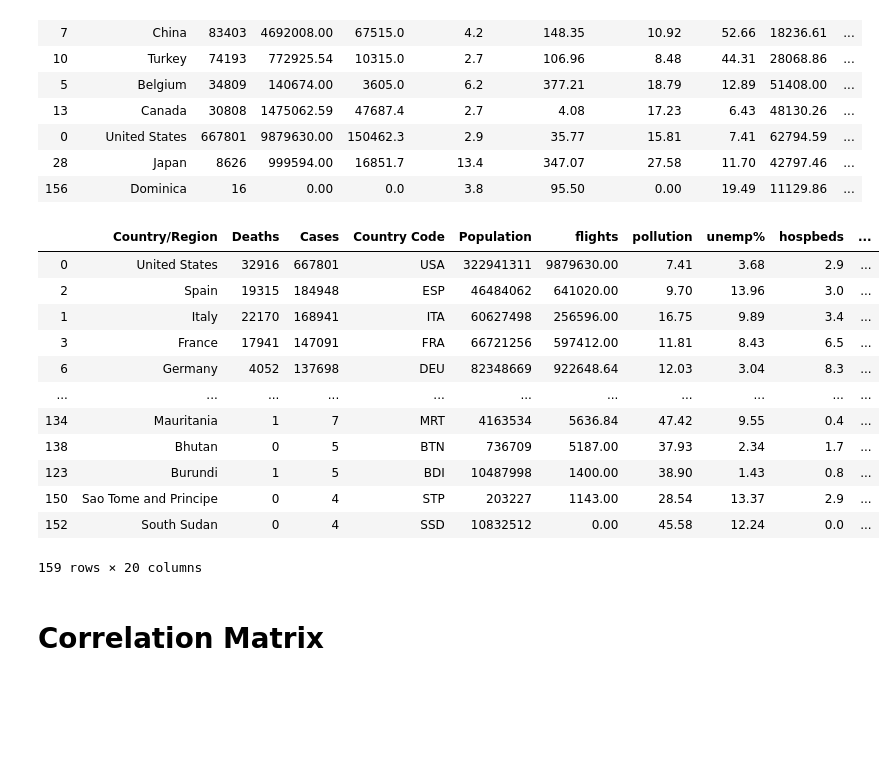
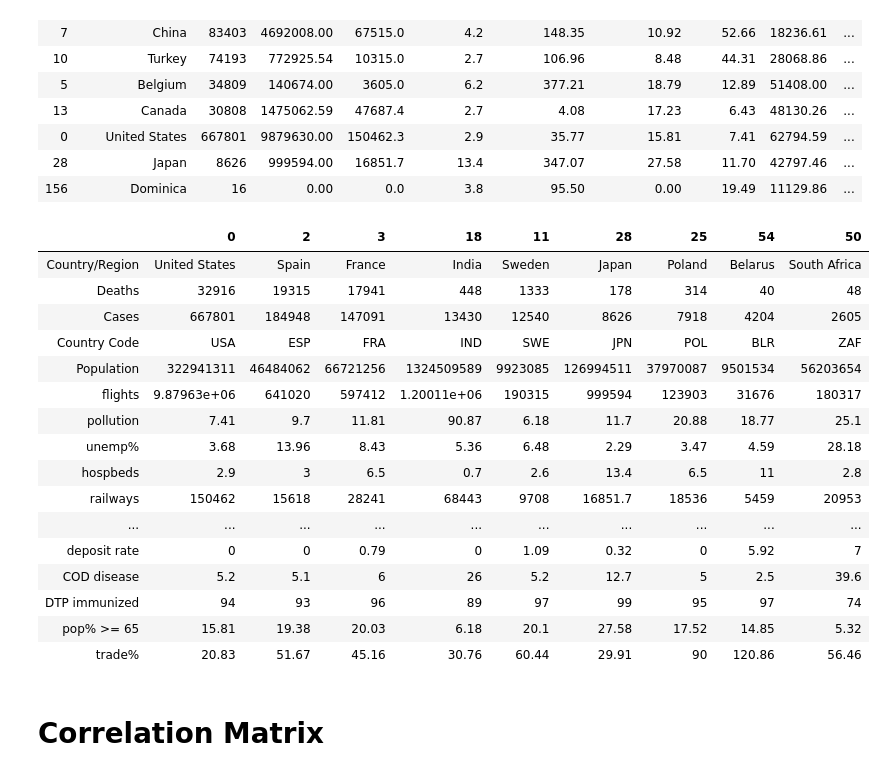
Before and after one commit to dougfoo/machineLearning, a Jupyter notebook: covid/COVID-global-clustering.ipynb, the cells around one changed output. Saved outputs shown, nothing was run; the diff lists cells and outputs as text; code cells hidden in the pictures; blank space fills up the shorter version.

```diff
--- a/covid/COVID-global-clustering.ipynb
+++ b/covid/COVID-global-clustering.ipynb
@@ -212,21 +212,25 @@ display(df_gmerged3.shape, df_x[['Country/Region','Cases','flights','railways','
 # %%
 # df_gmerged4 ready to go
 df_gmerged4 = df_gmerged3.copy()
-df_gmerged4
+df_gmerged4[df_gmerged4['Country/Region'].isin(['Belarus','Poland','Spain','France','Sweden','India','Korea, South','Japan','United States','South Africa'])].transpose()
 # %% [output]
-|  | Country/Region | Deaths | Cases | Country Code | Population | flights | pollution | unemp% | hospbeds | ... |
-| 0 | United States | 32916 | 667801 | USA | 322941311 | 9879630.00 | 7.41 | 3.68 | 2.9 | ... |
-| 2 | Spain | 19315 | 184948 | ESP | 46484062 | 641020.00 | 9.70 | 13.96 | 3.0 | ... |
-| 1 | Italy | 22170 | 168941 | ITA | 60627498 | 256596.00 | 16.75 | 9.89 | 3.4 | ... |
-| 3 | France | 17941 | 147091 | FRA | 66721256 | 597412.00 | 11.81 | 8.43 | 6.5 | ... |
-| 6 | Germany | 4052 | 137698 | DEU | 82348669 | 922648.64 | 12.03 | 3.04 | 8.3 | ... |
-| ... | ... | ... | ... | ... | ... | ... | ... | ... | ... | ... |
-| 134 | Mauritania | 1 | 7 | MRT | 4163534 | 5636.84 | 47.42 | 9.55 | 0.4 | ... |
-| 138 | Bhutan | 0 | 5 | BTN | 736709 | 5187.00 | 37.93 | 2.34 | 1.7 | ... |
-| 123 | Burundi | 1 | 5 | BDI | 10487998 | 1400.00 | 38.90 | 1.43 | 0.8 | ... |
-| 150 | Sao Tome and Principe | 0 | 4 | STP | 203227 | 1143.00 | 28.54 | 13.37 | 2.9 | ... |
-| 152 | South Sudan | 0 | 4 | SSD | 10832512 | 0.00 | 45.58 | 12.24 | 0.0 | ... |
+|  | 0 | 2 | 3 | 18 | 11 | 28 | 25 | 54 | 50 |
+| Country/Region | United States | Spain | France | India | Sweden | Japan | Poland | Belarus | South Africa |
+| Deaths | 32916 | 19315 | 17941 | 448 | 1333 | 178 | 314 | 40 | 48 |
+| Cases | 667801 | 184948 | 147091 | 13430 | 12540 | 8626 | 7918 | 4204 | 2605 |
+| Country Code | USA | ESP | FRA | IND | SWE | JPN | POL | BLR | ZAF |
+| Population | 322941311 | 46484062 | 66721256 | 1324509589 | 9923085 | 126994511 | 37970087 | 9501534 | 56203654 |
+| flights | 9.87963e+06 | 641020 | 597412 | 1.20011e+06 | 190315 | 999594 | 123903 | 31676 | 180317 |
+| pollution | 7.41 | 9.7 | 11.81 | 90.87 | 6.18 | 11.7 | 20.88 | 18.77 | 25.1 |
+| unemp% | 3.68 | 13.96 | 8.43 | 5.36 | 6.48 | 2.29 | 3.47 | 4.59 | 28.18 |
+| hospbeds | 2.9 | 3 | 6.5 | 0.7 | 2.6 | 13.4 | 6.5 | 11 | 2.8 |
+| railways | 150462 | 15618 | 28241 | 68443 | 9708 | 16851.7 | 18536 | 5459 | 20953 |
+| ... | ... | ... | ... | ... | ... | ... | ... | ... | ... |
+| deposit rate | 0 | 0 | 0.79 | 0 | 1.09 | 0.32 | 0 | 5.92 | 7 |
+| COD disease | 5.2 | 5.1 | 6 | 26 | 5.2 | 12.7 | 5 | 2.5 | 39.6 |
+| DTP immunized | 94 | 93 | 96 | 89 | 97 | 99 | 95 | 97 | 74 |
+| pop% >= 65 | 15.81 | 19.38 | 20.03 | 6.18 | 20.1 | 27.58 | 17.52 | 14.85 | 5.32 |
+| trade% | 20.83 | 51.67 | 45.16 | 30.76 | 60.44 | 29.91 | 90 | 120.86 | 56.46 |
-159 rows × 20 columns
 # %% [markdown]
 # Correlation Matrix
 # %%
```
Also changed, not shown: parts of 10 cells of this notebook, 1 other file.
